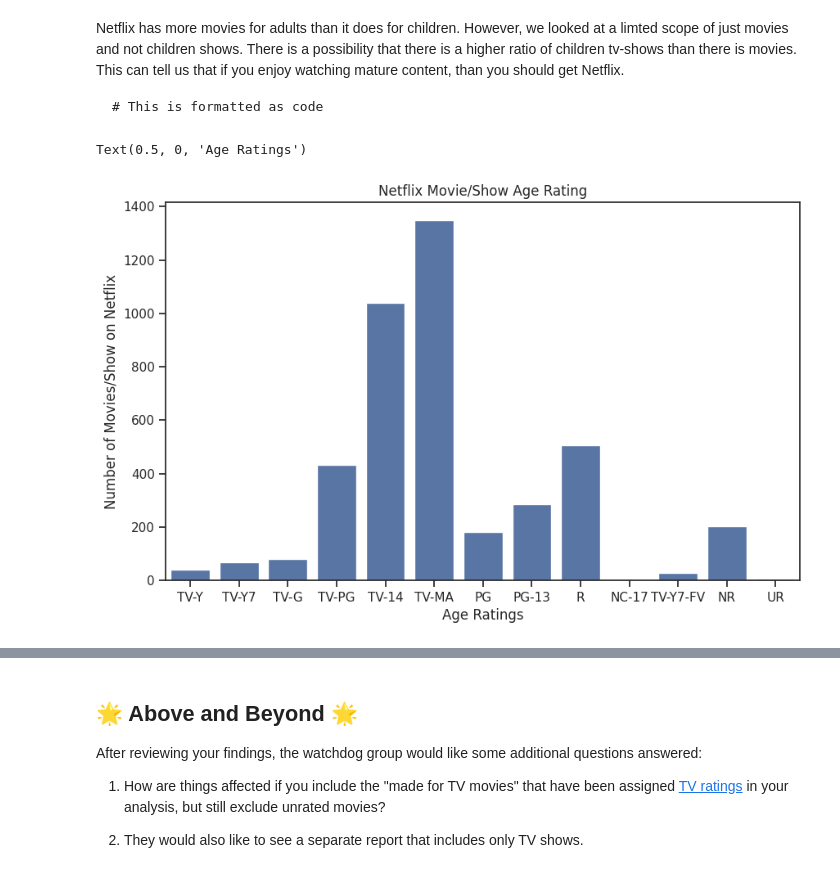
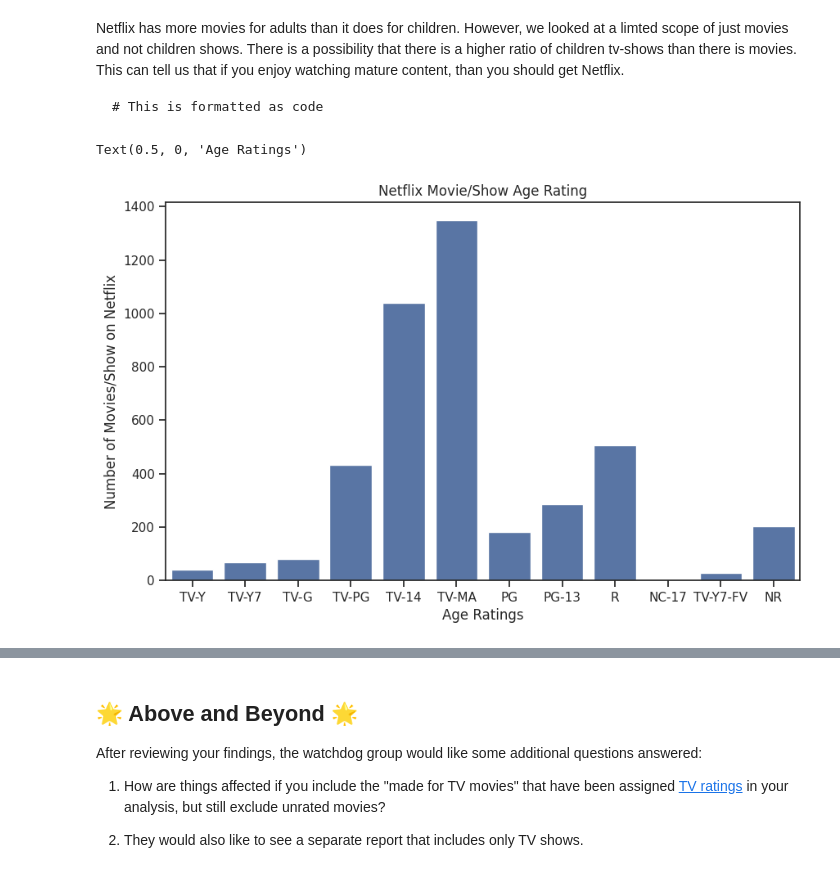
Before and after one commit to jarom-bradshaw/ml-learn, a Jupyter notebook: notebooks/Exploration_01.ipynb, the cells around one changed output, grey strips where cells are left out. Cells and saved outputs as stored; diff of their text form; code cells hidden in the pictures.

```diff
--- a/notebooks/Exploration_01.ipynb
+++ b/notebooks/Exploration_01.ipynb
@@ -302,30 +304,30 @@ Netflix has more movies for adults than it does for children. However, we looked
 # %%
 # Use seaborn to create a count plot comparing the count of each movie rating
 import matplotlib.pyplot as plt
 plt.figure(figsize=(10,6))
 
 ax = sns.countplot(data=movies, x='rating', order=
-['TV-Y', 'TV-Y7', 'TV-G', 'TV-PG', 'TV-14', 'TV-MA', 'PG', 'PG-13', 'R', 'NC-17', 'TV-Y7-FV', 'NR', 'UR'])
+['TV-Y', 'TV-Y7', 'TV-G', 'TV-PG', 'TV-14', 'TV-MA', 'PG', 'PG-13', 'R', 'NC-17', 'TV-Y7-FV', 'NR'])
 ax.set_title("Netflix Movie/Show Age Rating")
 ax.set_ylabel("Number of Movies/Show on Netflix")
 ax.set_xlabel("Age Ratings")
 
 # sns.catplot(data=movies, x="rating", kind="count")
 
 # TV-MA	1348
 # TV-14	1038
 # R	506
 # TV-PG	432
 # PG-13	286
 # NR	202
 # PG	183
 # TV-G	80
 # TV-Y7	69
 # TV-Y	41
 # G	36
 # TV-Y7-FV	27
 # UR	7
 # NC-17	2
 # %% [output]
 Text(0.5, 0, 'Age Ratings')
-[figure, old version]
+[figure, new version]
```
Also changed, not shown: parts of 2 cells of this notebook.
